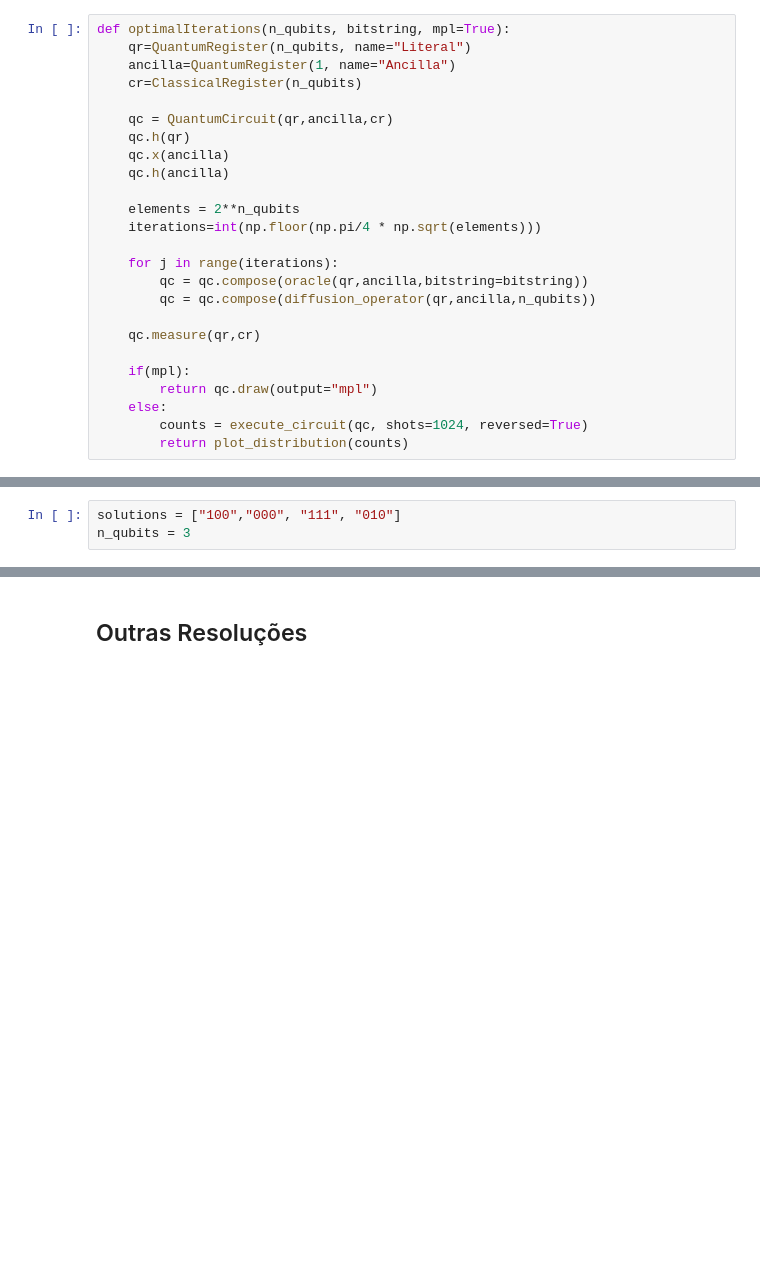
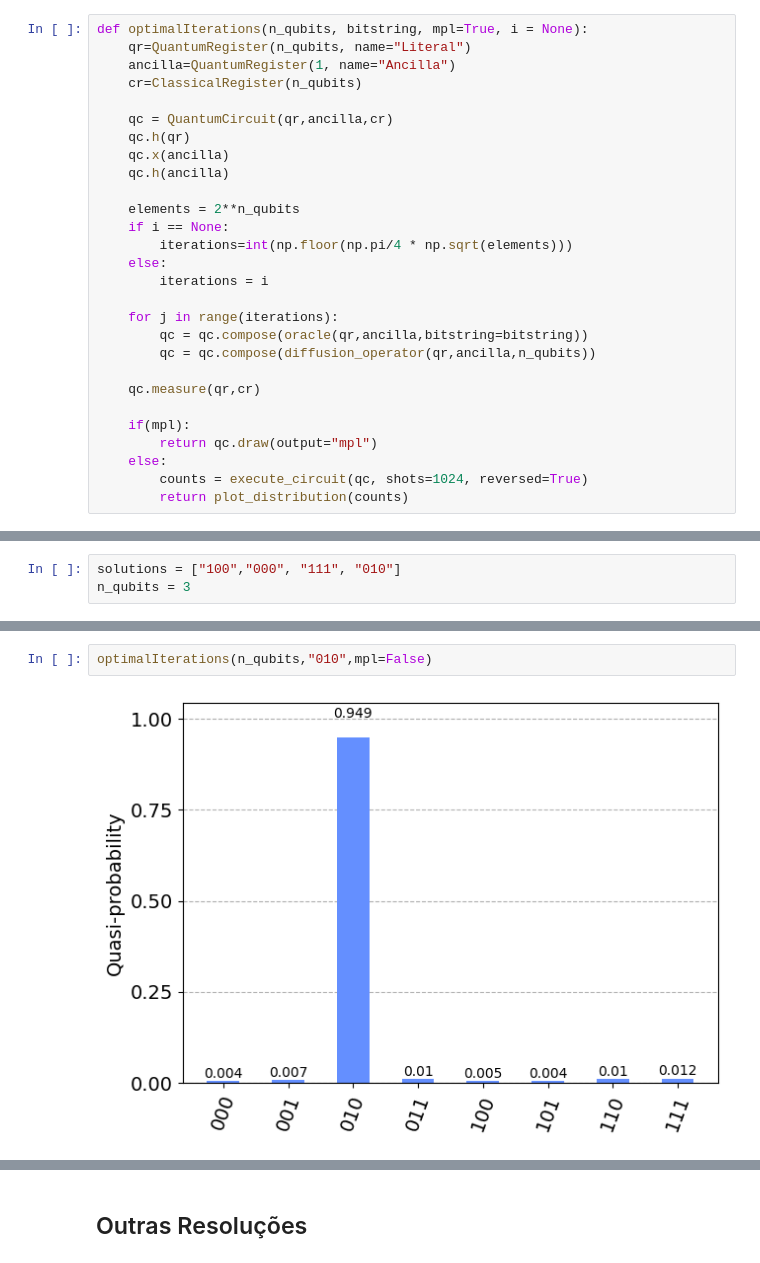
Before and after one commit to hiddenduck/Quantum_SAT_Grover, a Jupyter notebook: Projeto_IC.ipynb, the cells around one changed output, grey strips where cells are left out. Drawn from its saved outputs; the diff is of its cells as text; blank space fills up the shorter version.

```diff
--- a/Projeto_IC.ipynb
+++ b/Projeto_IC.ipynb
@@ -189,5 +178,5 @@ Logo k será, aproximadamente, $\arcsin(1)/2\theta - 1/2$, ou seja, $\lfloor \pi
 # %%
-def optimalIterations(n_qubits, bitstring, mpl=True):
+def optimalIterations(n_qubits, bitstring, mpl=True, i = None):
     qr=QuantumRegister(n_qubits, name="Literal")
     ancilla=QuantumRegister(1, name="Ancilla")
     cr=ClassicalRegister(n_qubits)
@@ -198,7 +187,10 @@ def optimalIterations(n_qubits, bitstring, mpl=True):
     qc.h(ancilla)
 
     elements = 2**n_qubits
-    iterations=int(np.floor(np.pi/4 * np.sqrt(elements)))
+    if i == None:
+        iterations=int(np.floor(np.pi/4 * np.sqrt(elements)))
+    else:
+        iterations = i
 
     for j in range(iterations):
         qc = qc.compose(oracle(qr,ancilla,bitstring=bitstring))
@@ -303,0 +303,4 @@ Como exemplificado
+# %%
+optimalIterations(n_qubits,"010",mpl=False)
+# %% [output]
+[figure, added]
```
Also changed, not shown: parts of 30 cells of this notebook, 1 other file.
